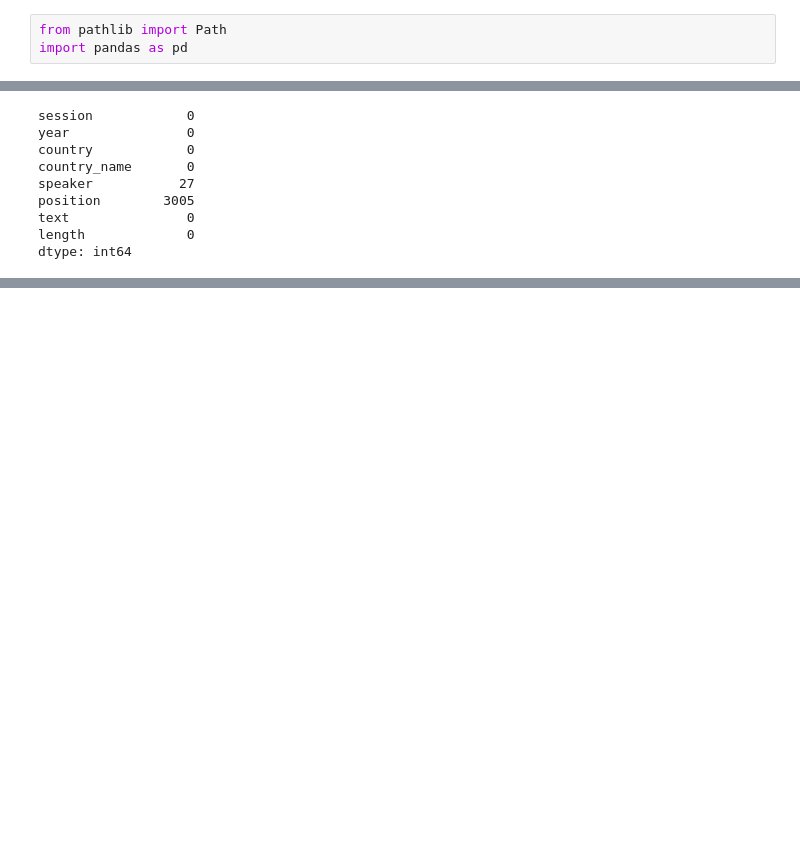
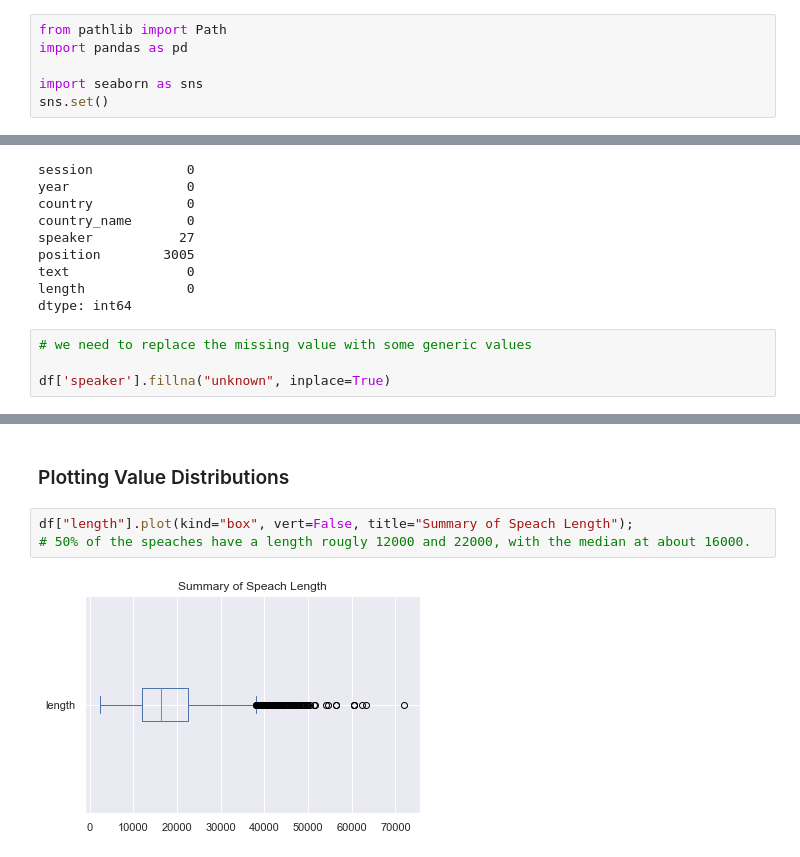
Before and after one commit to lkarjun/Text-Analysis-Workouts, a Jupyter notebook: 1. Gaining Early Insights from Textual Data/notebook.ipynb, the cells around one changed output, grey strips where cells are left out. Drawn from its saved outputs; the diff is of its cells as text; blank space fills up the shorter version.

```diff
--- a/1. Gaining Early Insights from Textual Data/notebook.ipynb
+++ b/1. Gaining Early Insights from Textual Data/notebook.ipynb
@@ -3,6 +3,9 @@
 # %%
 from pathlib import Path
 import pandas as pd
+
+import seaborn as sns
+sns.set()
 # %%
 DATASET = Path("../DATASETS/1/un-general-debates-blueprint.csv")
 # %%
@@ -51,3 +54,7 @@ position        3005
 text               0
 length             0
 dtype: int64
+# %%
+# we need to replace the missing value with some generic values
+
+df['speaker'].fillna("unknown", inplace=True)
@@ -53,0 +71,7 @@ dtype: int64
+# %% [markdown]
+### Plotting Value Distributions
+# %%
+df["length"].plot(kind="box", vert=False, title="Summary of Speach Length");
+# 50% of the speaches have a length rougly 12000 and 22000, with the median at about 16000.
+# %% [output]
+[figure, added]
```
Also changed, not shown: parts of 9 cells of this notebook.
